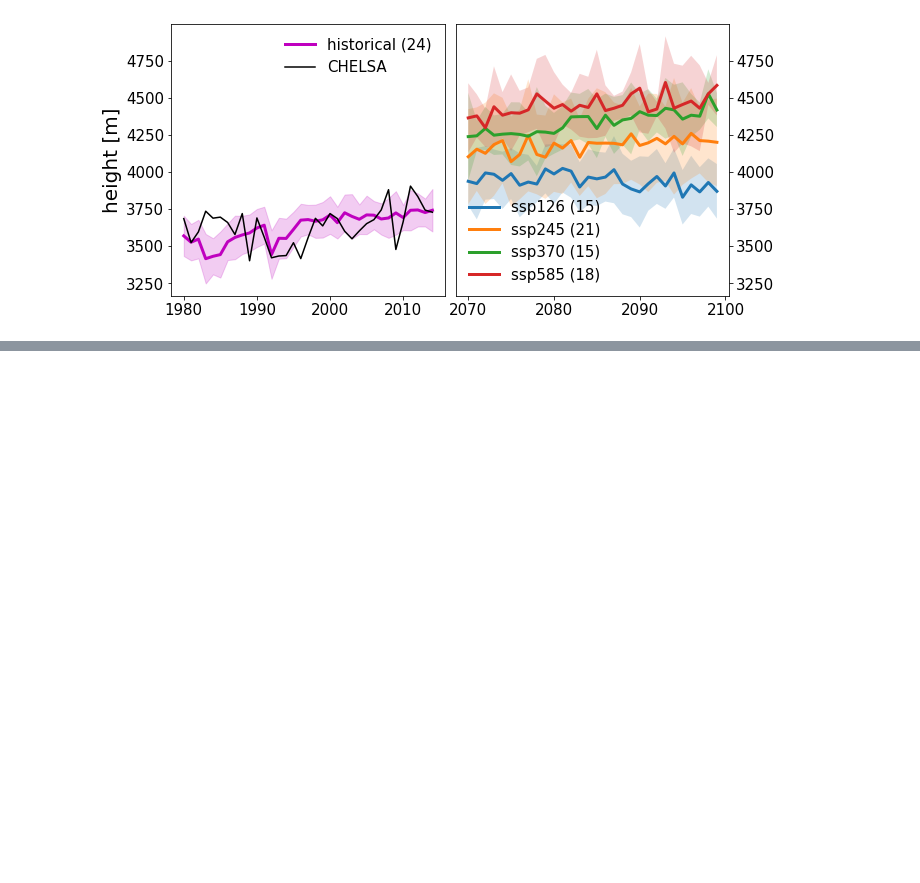
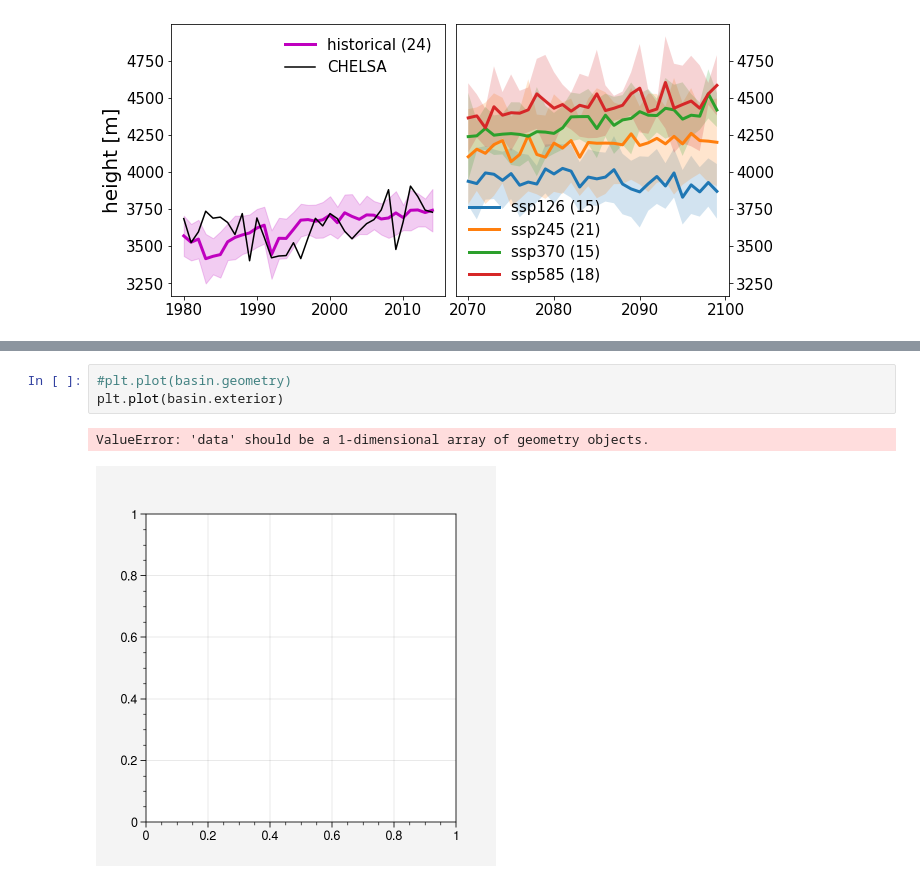
Before and after one commit to bijanf/skdownscale_cmip6, a Jupyter notebook: Untitled.ipynb, the cells around one changed output, grey strips where cells are left out. Saved outputs shown, nothing was run; the diff lists cells and outputs as text; blank space fills up the shorter version.

```diff
--- a/Untitled.ipynb
+++ b/Untitled.ipynb
@@ -361,0 +392,6 @@ matplotlib.font_manager.findSystemFonts(fontpaths=None, fontext='ttf')
+# %%
+#plt.plot(basin.geometry)
+plt.plot(basin.exterior)
+# %% [output]
+ValueError: 'data' should be a 1-dimensional array of geometry objects.
+[figure, added]
```
Also changed, not shown: parts of 7 cells of this notebook.
